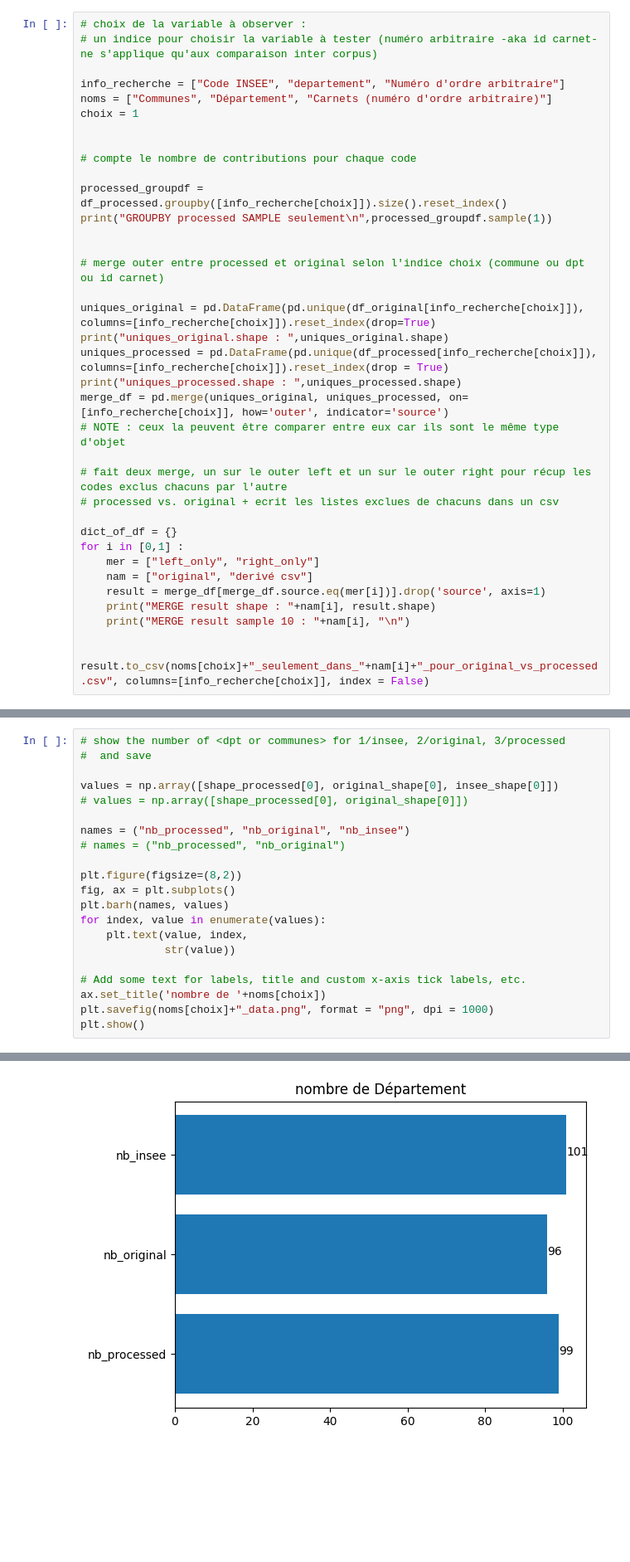
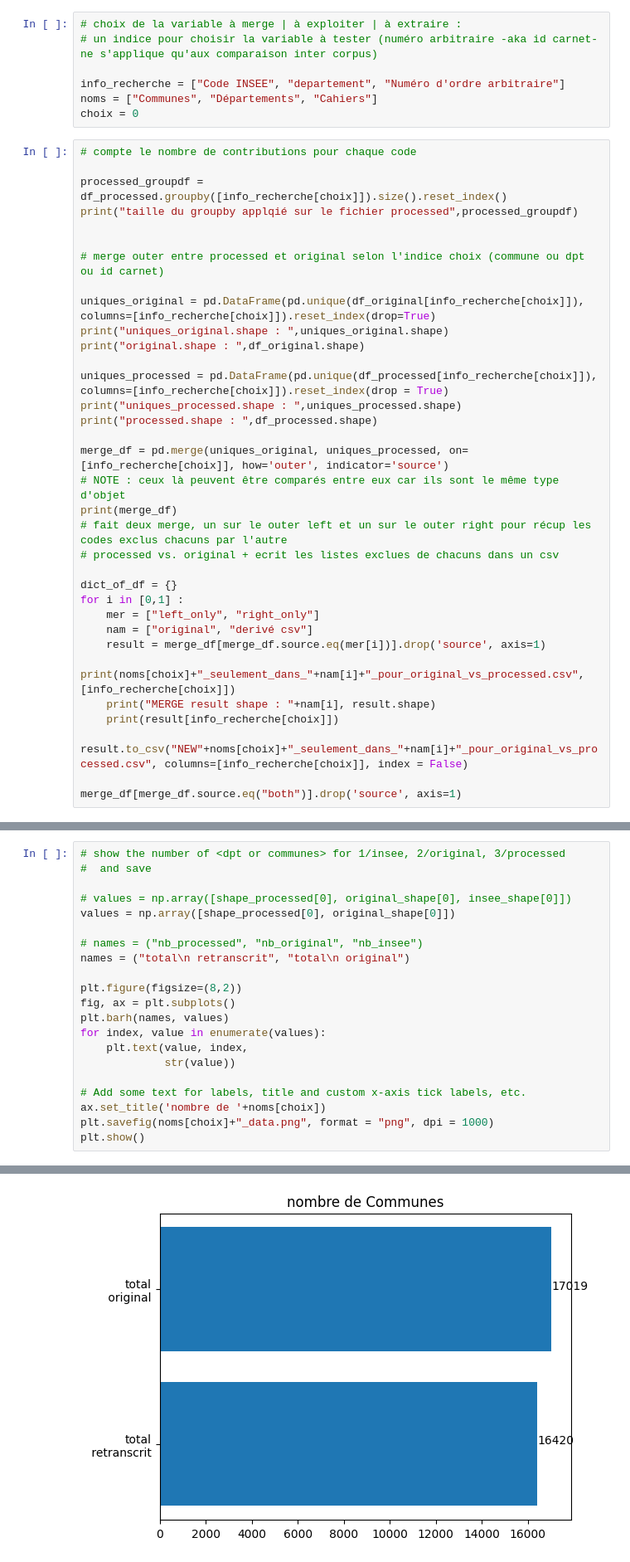
Before and after one commit to PSIG-EHESS/CahiersCitoyens, a Jupyter notebook: comparaison.ipynb, the cells around one changed output, grey strips where cells are left out. Shown: that part at 83% size. Drawn from its saved outputs; the diff is of its cells as text; blank space fills up the shorter version.

Commit message:
compare le corpus brut et le corpus transcrit
sauvegarde les différences et affiche des diagrammes de venn

```diff
--- a/comparaison.ipynb
+++ b/comparaison.ipynb
@@ -159,27 +105,30 @@ Index: []
+# %%
+# choix de la variable à merge | à exploiter | à extraire :
+# un indice pour choisir la variable à tester (numéro arbitraire -aka id carnet- ne s'applique qu'aux comparaison inter corpus)
+
+info_recherche = ["Code INSEE", "departement", "Numéro d'ordre arbitraire"]
+noms = ["Communes", "Départements", "Cahiers"]
+choix = 0
 # %%
-# choix de la variable à observer :
-# un indice pour choisir la variable à tester (numéro arbitraire -aka id carnet- ne s'applique qu'aux comparaison inter corpus)
-
-info_recherche = ["Code INSEE", "departement", "Numéro d'ordre arbitraire"]
-noms = ["Communes", "Département", "Carnets (numéro d'ordre arbitraire)"]
-choix = 1
-
-
 # compte le nombre de contributions pour chaque code
 
 processed_groupdf = df_processed.groupby([info_recherche[choix]]).size().reset_index()
-print("GROUPBY processed SAMPLE seulement\n",processed_groupdf.sample(1))
+print("taille du groupby applqié sur le fichier processed",processed_groupdf)
 
 
 # merge outer entre processed et original selon l'indice choix (commune ou dpt ou id carnet)
 
 uniques_original = pd.DataFrame(pd.unique(df_original[info_recherche[choix]]), columns=[info_recherche[choix]]).reset_index(drop=True)
 print("uniques_original.shape : ",uniques_original.shape)
+print("original.shape : ",df_original.shape)
+
 uniques_processed = pd.DataFrame(pd.unique(df_processed[info_recherche[choix]]), columns=[info_recherche[choix]]).reset_index(drop = True)
 print("uniques_processed.shape : ",uniques_processed.shape)
+print("processed.shape : ",df_processed.shape)
+
 merge_df = pd.merge(uniques_original, uniques_processed, on=[info_recherche[choix]], how='outer', indicator='source')
-# NOTE : ceux la peuvent être comparer entre eux car ils sont le même type d'objet
-
+# NOTE : ceux là peuvent être comparés entre eux car ils sont le même type d'objet
+print(merge_df)
 # fait deux merge, un sur le outer left et un sur le outer right pour récup les codes exclus chacuns par l'autre
 # processed vs. original + ecrit les listes exclues de chacuns dans un csv
 
@@ -188,7 +137,9 @@ for i in [0,1] :
     mer = ["left_only", "right_only"]
     nam = ["original", "derivé csv"]
     result = merge_df[merge_df.source.eq(mer[i])].drop('source', axis=1)
+    print(noms[choix]+"_seulement_dans_"+nam[i]+"_pour_original_vs_processed.csv", [info_recherche[choix]])
     print("MERGE result shape : "+nam[i], result.shape)
-    print("MERGE result sample 10 : "+nam[i], "\n")
+    print(result[info_recherche[choix]])
+    result.to_csv("NEW"+noms[choix]+"_seulement_dans_"+nam[i]+"_pour_original_vs_processed.csv", columns=[info_recherche[choix]], index = False)
 
-    result.to_csv(noms[choix]+"_seulement_dans_"+nam[i]+"_pour_original_vs_processed.csv", columns=[info_recherche[choix]], index = False)
+merge_df[merge_df.source.eq("both")].drop('source', axis=1)
@@ -438,24 +408,24 @@ plt.savefig(noms[choix]+"_all.png", format = "png", dpi = 1000)
 # %%
 # show the number of <dpt or communes> for 1/insee, 2/original, 3/processed
 #  and save
 
-values = np.array([shape_processed[0], original_shape[0], insee_shape[0]])
-# values = np.array([shape_processed[0], original_shape[0]])
+# values = np.array([shape_processed[0], original_shape[0], insee_shape[0]])
+values = np.array([shape_processed[0], original_shape[0]])
 
-names = ("nb_processed", "nb_original", "nb_insee")
-# names = ("nb_processed", "nb_original")
+# names = ("nb_processed", "nb_original", "nb_insee")
+names = ("total\n retranscrit", "total\n original")
 
 plt.figure(figsize=(8,2))
 fig, ax = plt.subplots()
 plt.barh(names, values)
 for index, value in enumerate(values):
     plt.text(value, index,
              str(value))
 
 # Add some text for labels, title and custom x-axis tick labels, etc.
 ax.set_title('nombre de '+noms[choix])
 plt.savefig(noms[choix]+"_data.png", format = "png", dpi = 1000)
 plt.show()
 # %% [output]
 <Figure size 800x200 with 0 Axes>
-[figure, old version]
+[figure, new version]
```
Also changed, not shown: parts of 17 cells of this notebook.
